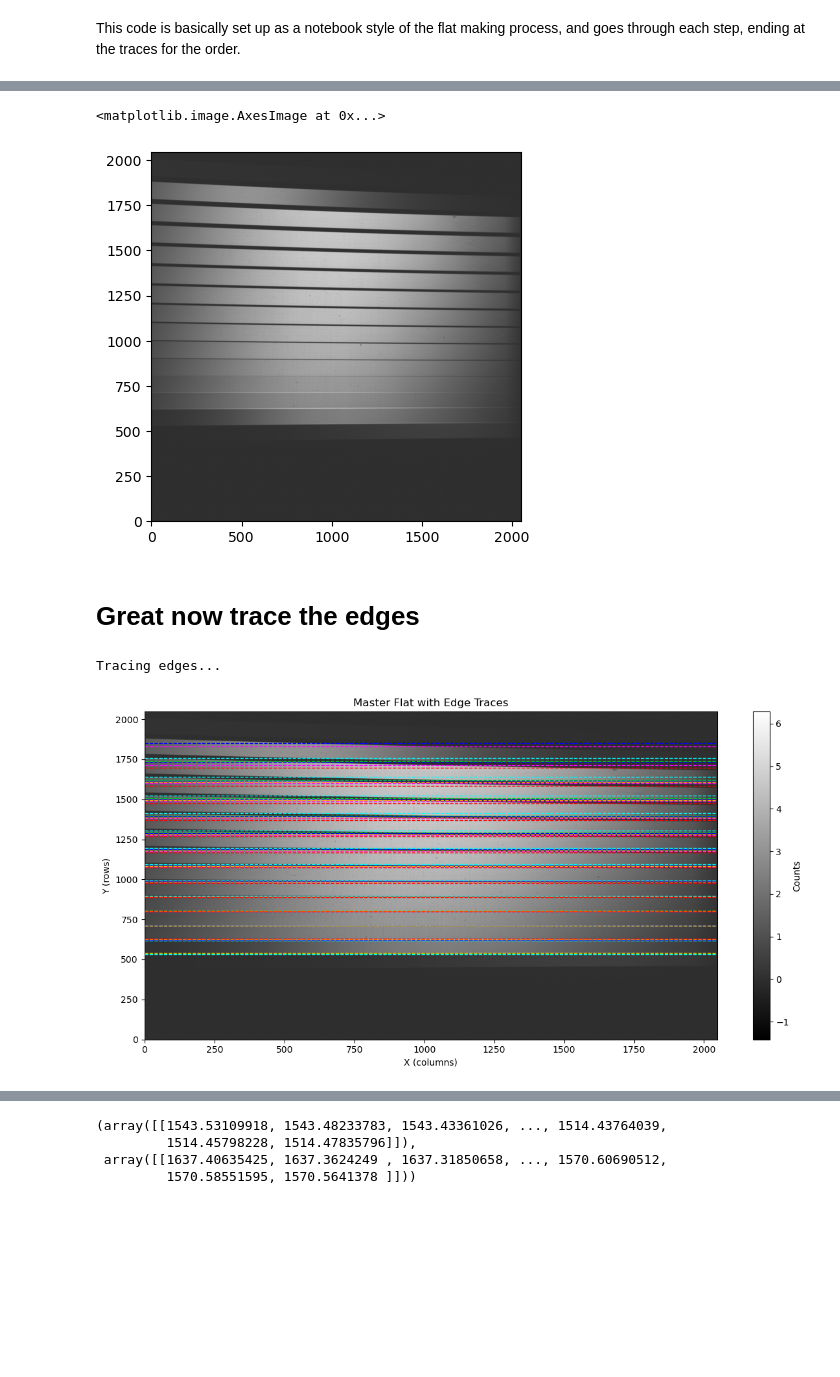
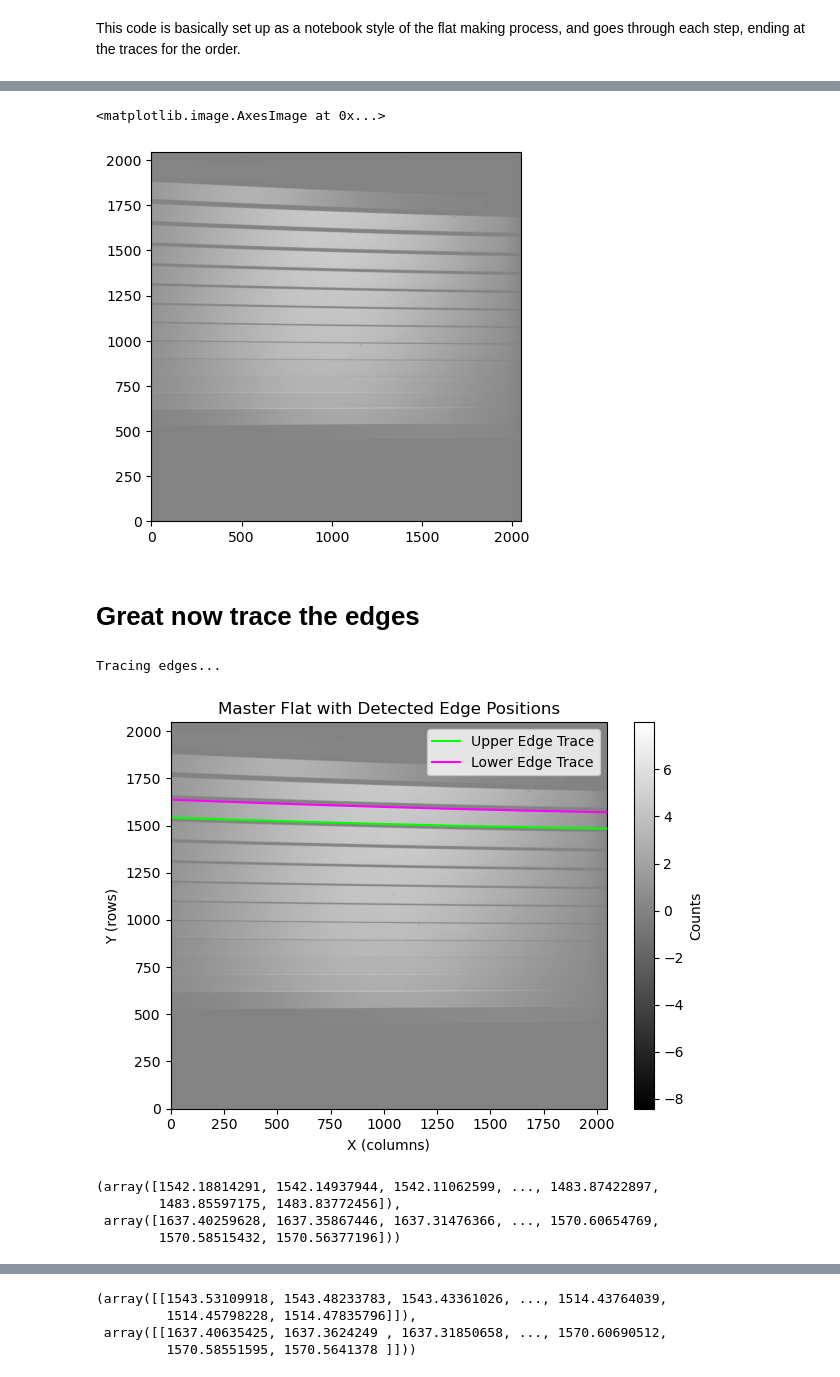
Before and after one commit to chase-urasaki/KAHE-pipeline, a Jupyter notebook: src/kahe/calibration/fix_flat.ipynb, the cells around one changed output, grey strips where cells are left out. Drawn from its saved outputs; the diff is of its cells as text; code cells hidden in the pictures; blank space fills up the shorter version.

Commit message:
improved edge tracing

```diff
--- a/src/kahe/calibration/fix_flat.ipynb
+++ b/src/kahe/calibration/fix_flat.ipynb
@@ -34,7 +34,7 @@ FILTER = nirspec.NIRSPEC1_70
 MIN_FRAMES = 3
 # %%
 # Set the datta directory
-flats_dir = "../../../KOI7368_260704/raw/flats"
+flats_dir = "../../../TOI2123_240704/raw/flats"
 flats = [fits.getdata(f) for f in Path(flats_dir).glob("*.fits")]
 print(f"Loaded {len(flats)} flat frames from {flats_dir}")
 # %% [output]
@@ -42,6 +42,6 @@ Loaded 20 flat frames from ../../../KOI7368_260704/raw/flats
 # %%
 # Set the dark directory
-master_dark =  "../../../KOI7368_260704/cals/KOI7368_260704_masterdark.fits"
+master_dark =  "../../../TOI2123_240704/cals/TOI2123_240704_masterdark.fits"
 with fits.open(Path(master_dark)) as hdul:
     dark_data = hdul[0].data
     dark_header = hdul[0].header
@@ -73,7 +73,7 @@ Combined 20 flat frames
 plt.imshow(flat, cmap='gray', origin='lower')
 # %% [output]
 <matplotlib.image.AxesImage at 0x...>
-[figure, old version]
+[figure, new version]
 # %% [markdown]
 # Great now trace the edges
 # %%
@@ -273,10 +349,14 @@ def trace_edges(masterflat, FILTER=None, window=10, percentile=98,
 
     # return np.array(upper_edges), np.array(lower_edges)
 # %%
-trace_edges(flat)
+trace_edges(flat, orders=[70])
 # %% [output]
 Tracing edges...
-[figure, old version]
+[figure, new version]
+(array([1542.18814291, 1542.14937944, 1542.11062599, ..., 1483.87422897,
+        1483.85597175, 1483.83772456]),
+ array([1637.40259628, 1637.35867446, 1637.31476366, ..., 1570.60654769,
+        1570.58515432, 1570.56377196]))
 # %%
 top_edges, bottom_edges = trace_edges(flat,
                                       FILTER=None,
```
Also changed, not shown: parts of 5 cells of this notebook.
